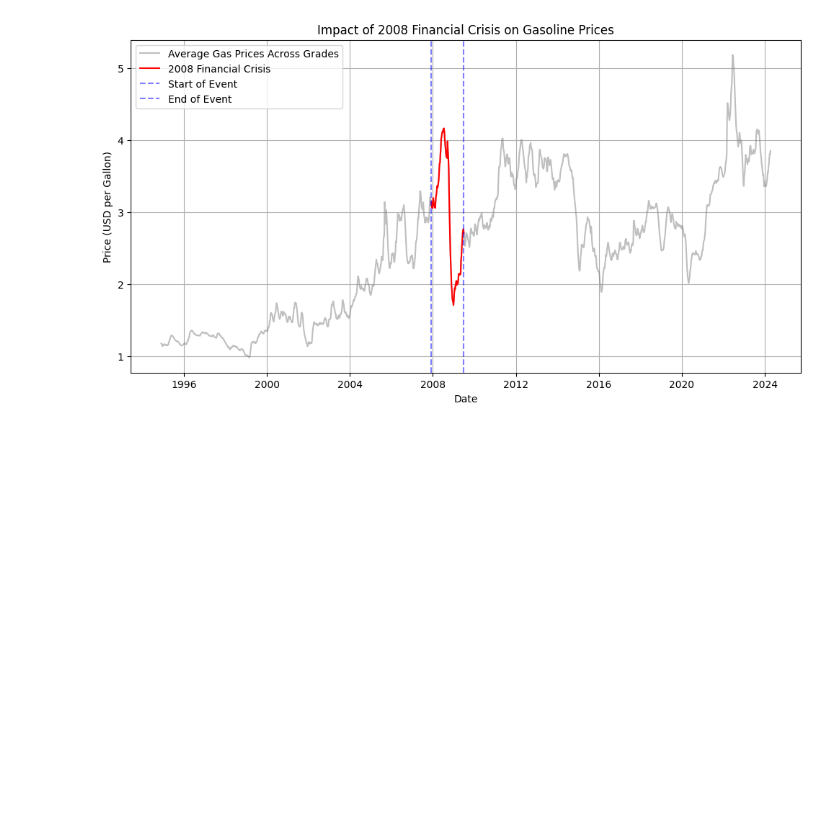
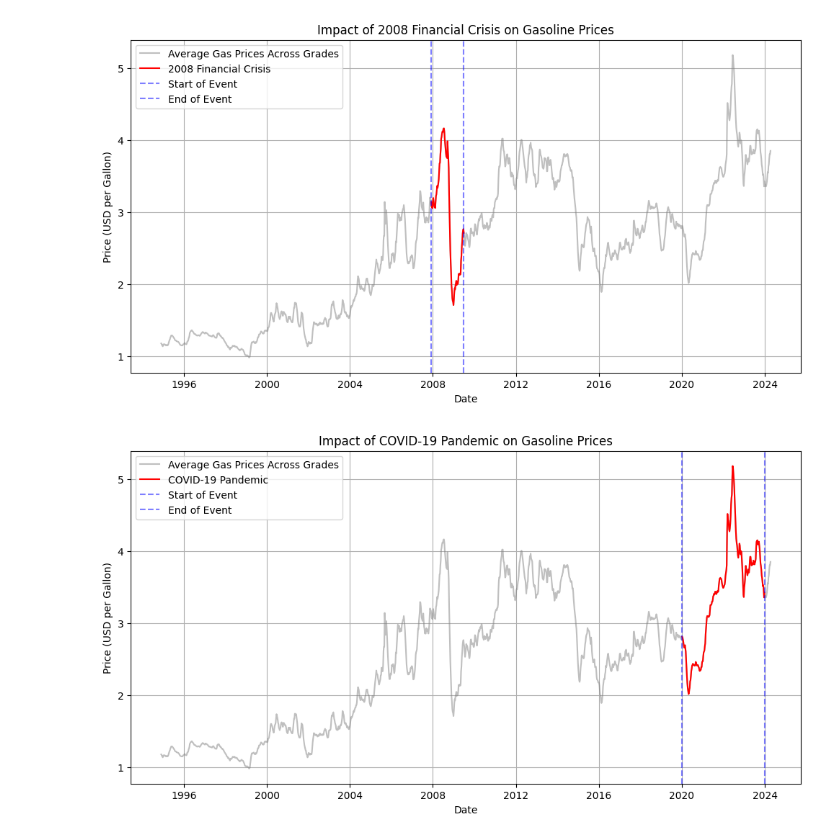
Before and after one commit to SatchelF/Data_Analysis_Project, a Jupyter notebook: impact_of_external_events_on_gas_prices.ipynb, the cells around one changed output. Drawn from its saved outputs; the diff is of its cells as text; code cells hidden in the pictures; blank space fills up the shorter version.

Commit message:
included covid

```diff
--- a/impact_of_external_events_on_gas_prices.ipynb
+++ b/impact_of_external_events_on_gas_prices.ipynb
@@ -49,35 +58,36 @@ data_regular = load_data('Data\Data1_Regular_Conventional.csv')
 data_midgrade = load_data('Data\Data4_Midgrade_Conventional.csv')
 data_premium = load_data('Data\Data7_Premuim_Conventional.csv')
 
 # Merge the data on Date and calculate the average price across grades
 data_merged = pd.merge(data_regular, data_midgrade, on='Date', suffixes=('_reg', '_mid'))
 data_merged = pd.merge(data_merged, data_premium, on='Date')
 data_merged['Average Price'] = data_merged[['National Average_reg', 'National Average_mid', 'National Average']].mean(axis=1)
 
-# Define the date ranges for the Iraq War and the 2008 Financial Crisis
+# Define the date ranges for the events
 iraq_war_start, iraq_war_end = '2003-01-01', '2003-12-31'
 financial_crisis_start, financial_crisis_end = '2007-12-01', '2009-06-30'
+covid_start, covid_end = '2020-01-01', '2023-12-31'  # Adjust end date as per your data availability
 
-# Function to plot data for extended impact analysis
+# Function to plot data
 def plot_price_impact(data, event_name, start_date, end_date):
     event_data = data[(data['Date'] >= start_date) & (data['Date'] <= end_date)]
     plt.figure(figsize=(12, 6))
     plt.plot(data['Date'], data['Average Price'], label='Average Gas Prices Across Grades', color='grey', alpha=0.5)
     plt.plot(event_data['Date'], event_data['Average Price'], color='red', label=event_name)
     plt.title(f'Impact of {event_name} on Gasoline Prices')
     plt.xlabel('Date')
     plt.ylabel('Price (USD per Gallon)')
     plt.axvline(x=pd.to_datetime(start_date), color='blue', linestyle='--', alpha=0.5, label='Start of Event')
     plt.axvline(x=pd.to_datetime(end_date), color='blue', linestyle='--', alpha=0.5, label='End of Event')
     plt.legend()
     plt.grid(True)
     plt.show()
 
-# Plot for the extended Iraq War period
+# Plot for the Iraq War, 2008 Financial Crisis, and COVID-19 Pandemic
 plot_price_impact(data_merged, 'Iraq War (2003 Extended Analysis)', iraq_war_start, iraq_war_end)
-
-# Plot for the 2008 Financial Crisis
 plot_price_impact(data_merged, '2008 Financial Crisis', financial_crisis_start, financial_crisis_end)
+plot_price_impact(data_merged, 'COVID-19 Pandemic', covid_start, covid_end)
 # %% [output]
 [figure]
 [figure]
+[figure, added]
```
Also changed, not shown: parts of 1 cell of this notebook.
